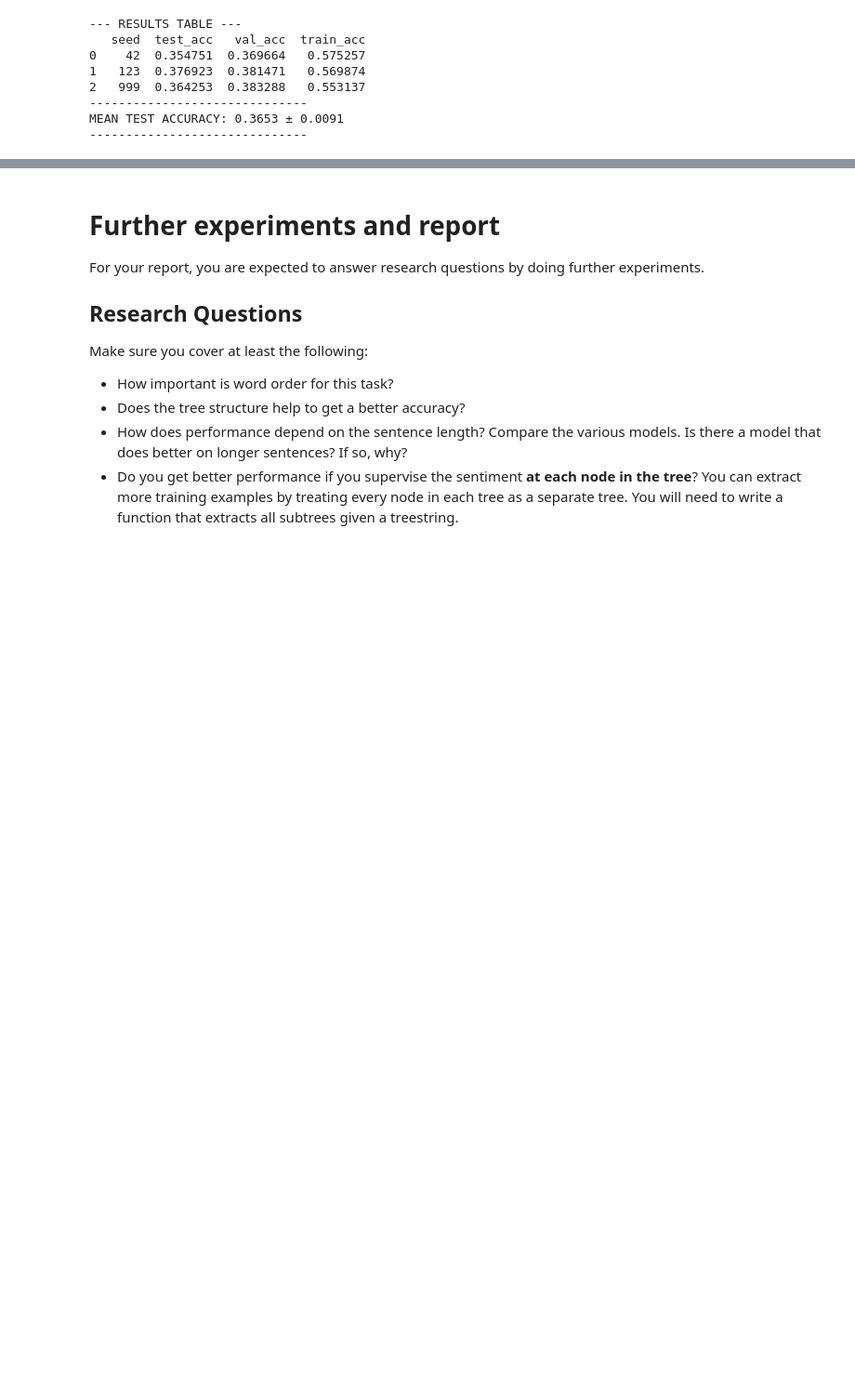
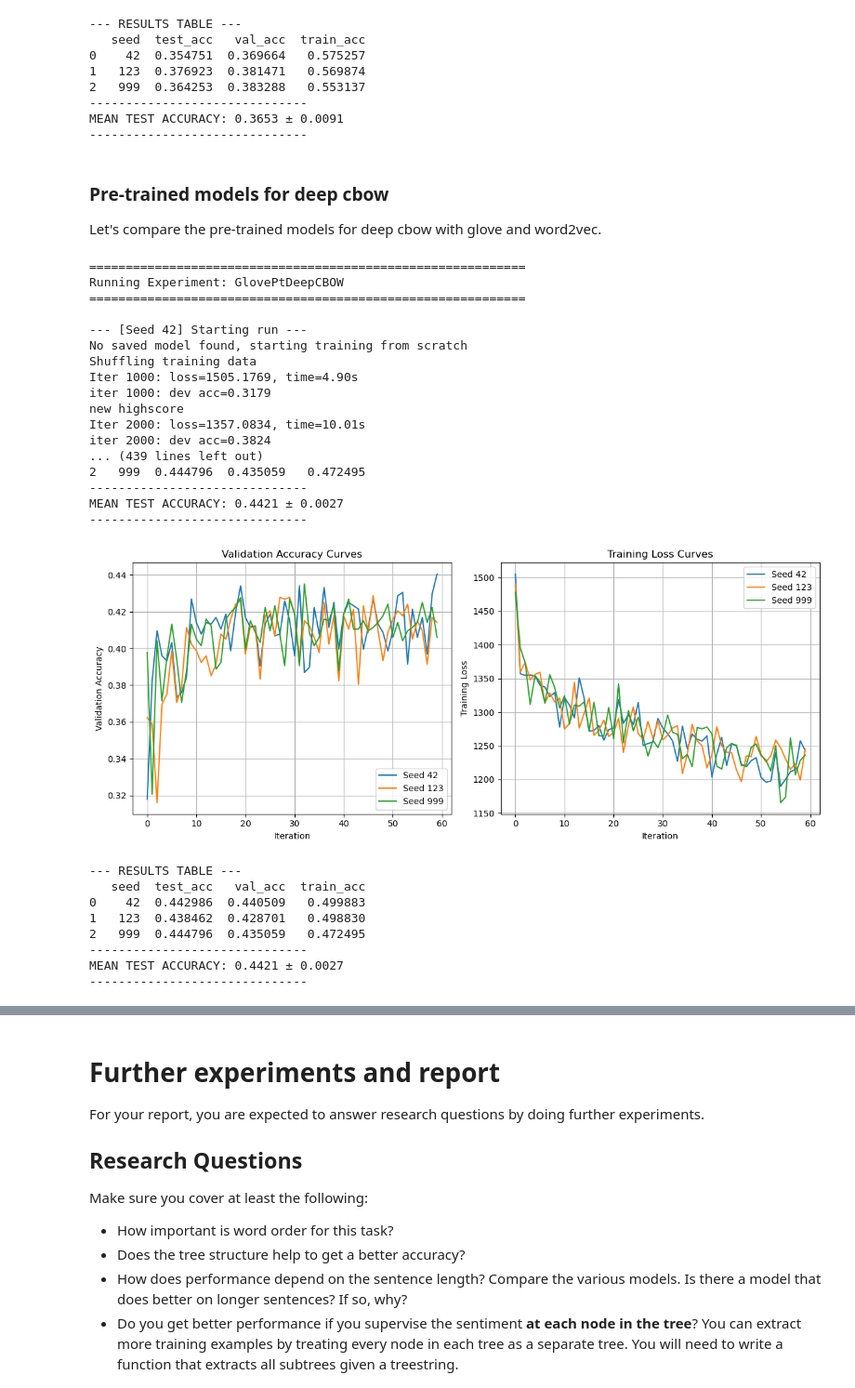
Before and after one commit to NiccoloCase/uva-nlp-1-assignments, a Jupyter notebook: assignment2/NLP1_2025_Practical_2.ipynb, the cells around one changed output, grey strips where cells are left out. Shown at 93% size. Saved outputs shown, nothing was run; the diff lists cells and outputs as text; code cells hidden in the pictures; blank space fills up the shorter version.

```diff
--- a/assignment2/NLP1_2025_Practical_2.ipynb
+++ b/assignment2/NLP1_2025_Practical_2.ipynb
@@ -2793,3 +2829,52 @@ MEAN TEST ACCURACY: 0.3653 ± 0.0091
 ------------------------------
 MEAN TEST ACCURACY: 0.3653 ± 0.0091
 ------------------------------
+# %% [markdown]
+### Pre-trained models for deep cbow
+
+Let's compare the pre-trained models for deep cbow with glove and word2vec.
+# %%
+def train_pt_glove_deep_cbow_experiment(model_name):
+    pt_deep_cbow_model = PTDeepCBOW(len(glove.w2i), 300, 100, len(t2i), vocab=glove)
+    pt_deep_cbow_model.embed.weight.data.copy_(torch.from_numpy(glove_vectors))
+    pt_deep_cbow_model.embed.weight.requires_grad = False
+    pt_deep_cbow_model = pt_deep_cbow_model.to(device)
+
+    optimizer = optim.Adam(pt_deep_cbow_model.parameters(), lr=0.0005)
+    return load_or_train_model(
+        pt_deep_cbow_model, optimizer, num_iterations=60000,
+        print_every=1000, eval_every=1000, model_name=model_name)
+
+
+
+glove_pt_deep_cbow_experiment = Experiment("GlovePtDeepCBOW")
+glove_pt_deep_cbow_experiment.run_experiment(train_pt_glove_deep_cbow_experiment)
+glove_pt_deep_cbow_experiment.plot_results()
+glove_pt_deep_cbow_experiment.print_results()
+# %% [output]
+============================================================
+Running Experiment: GlovePtDeepCBOW
+============================================================
+
+--- [Seed 42] Starting run ---
+No saved model found, starting training from scratch
+Shuffling training data
+Iter 1000: loss=1505.1769, time=4.90s
+iter 1000: dev acc=0.3179
+new highscore
+Iter 2000: loss=1357.0834, time=10.01s
+iter 2000: dev acc=0.3824
+... (439 lines left out)
+2   999  0.444796  0.435059   0.472495
+------------------------------
+MEAN TEST ACCURACY: 0.4421 ± 0.0027
+------------------------------
+[figure, added]
+--- RESULTS TABLE ---
+   seed  test_acc   val_acc  train_acc
+0    42  0.442986  0.440509   0.499883
+1   123  0.438462  0.428701   0.498830
+2   999  0.444796  0.435059   0.472495
+------------------------------
+MEAN TEST ACCURACY: 0.4421 ± 0.0027
+------------------------------
```
Also changed, not shown: parts of 9 cells of this notebook, 2 other files.
